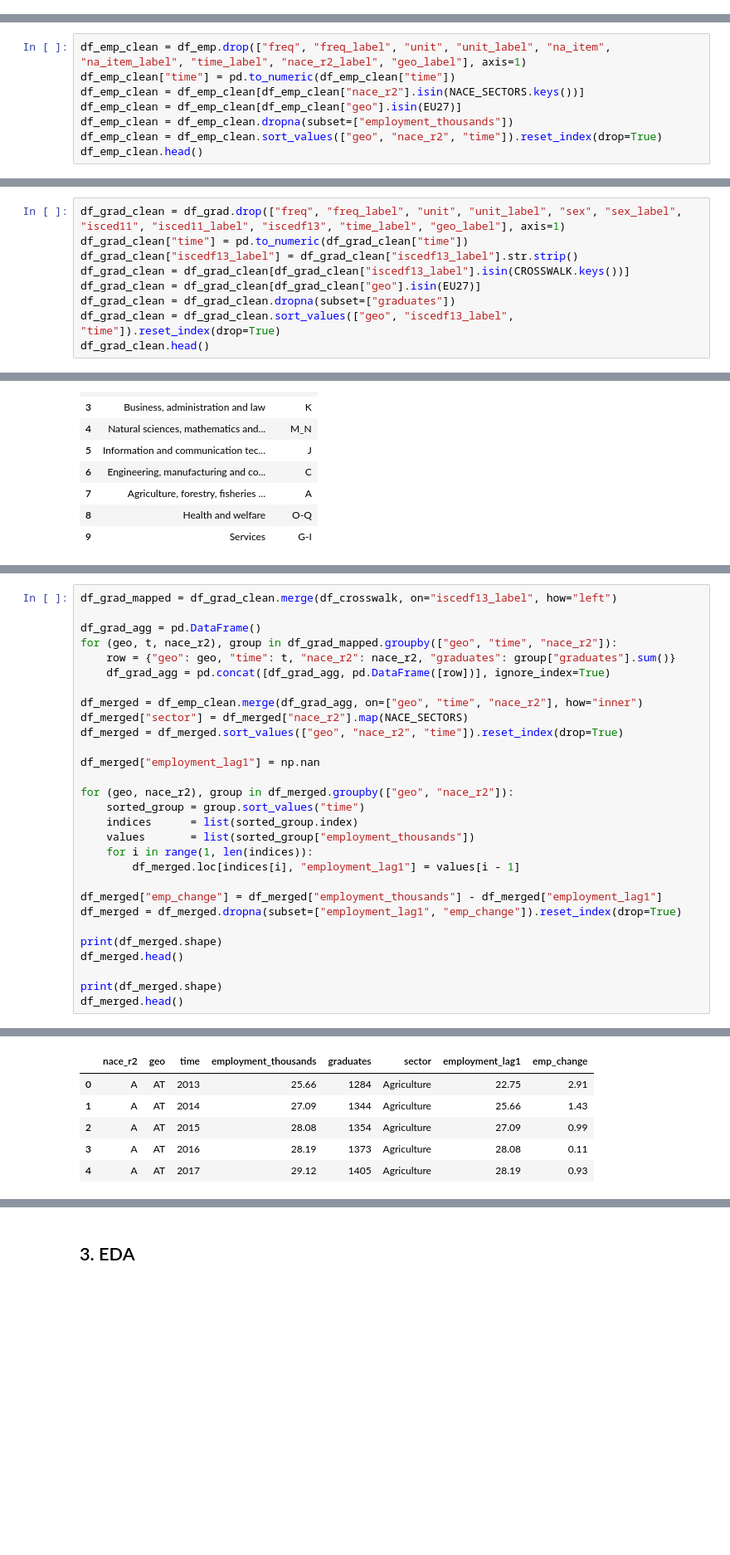
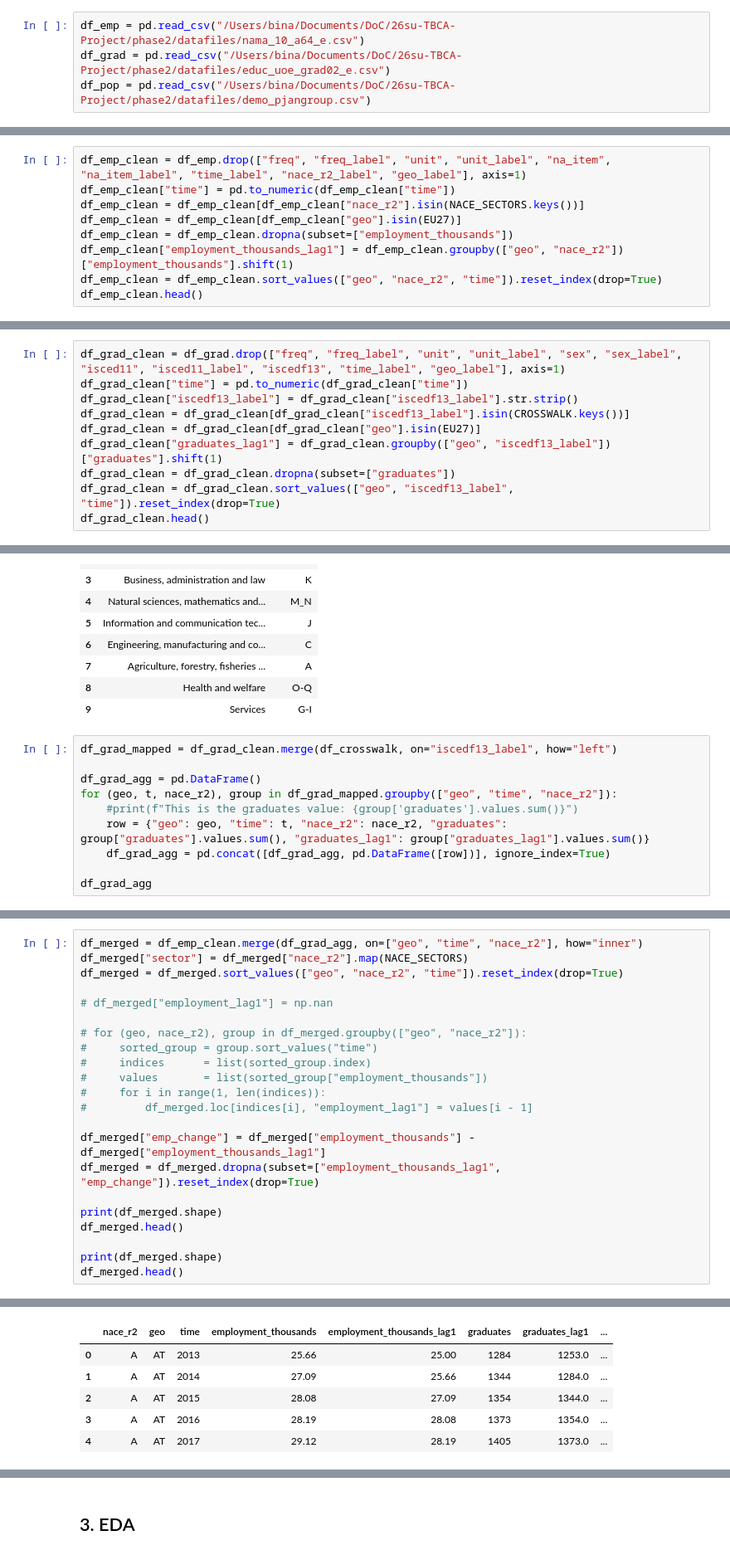
Before and after one commit to CharlesTChapman/26su-TBCA-Project, a Jupyter notebook: phase2/models/eu_labor_market_prediction-10.ipynb, the cells around one changed output, grey strips where cells are left out. Shown at 83% size. Saved outputs shown, nothing was run; the diff lists cells and outputs as text; blank space fills up the shorter version.

```diff
--- a/phase2/models/eu_labor_market_prediction-10.ipynb
+++ b/phase2/models/eu_labor_market_prediction-10.ipynb
@@ -161,3 +191,7 @@ Content-Type: application/json
+# %%
+df_emp = pd.read_csv("/Users/bina/Documents/DoC/26su-TBCA-Project/phase2/datafiles/nama_10_a64_e.csv")
+df_grad = pd.read_csv("/Users/bina/Documents/DoC/26su-TBCA-Project/phase2/datafiles/educ_uoe_grad02_e.csv")
+df_pop = pd.read_csv("/Users/bina/Documents/DoC/26su-TBCA-Project/phase2/datafiles/demo_pjangroup.csv")
 # %% [markdown]
 ## 2. Clean Data
 # %%
@@ -166,6 +200,7 @@ df_emp_clean["time"] = pd.to_numeric(df_emp_clean["time"])
 df_emp_clean = df_emp_clean[df_emp_clean["nace_r2"].isin(NACE_SECTORS.keys())]
 df_emp_clean = df_emp_clean[df_emp_clean["geo"].isin(EU27)]
 df_emp_clean = df_emp_clean.dropna(subset=["employment_thousands"])
+df_emp_clean["employment_thousands_lag1"] = df_emp_clean.groupby(["geo", "nace_r2"])["employment_thousands"].shift(1)
 df_emp_clean = df_emp_clean.sort_values(["geo", "nace_r2", "time"]).reset_index(drop=True)
 df_emp_clean.head()
 # %% [output]
@@ -181,6 +216,7 @@ df_grad_clean["time"] = pd.to_numeric(df_grad_clean["time"])
 df_grad_clean["iscedf13_label"] = df_grad_clean["iscedf13_label"].str.strip()
 df_grad_clean = df_grad_clean[df_grad_clean["iscedf13_label"].isin(CROSSWALK.keys())]
 df_grad_clean = df_grad_clean[df_grad_clean["geo"].isin(EU27)]
+df_grad_clean["graduates_lag1"] = df_grad_clean.groupby(["geo", "iscedf13_label"])["graduates"].shift(1)
 df_grad_clean = df_grad_clean.dropna(subset=["graduates"])
 df_grad_clean = df_grad_clean.sort_values(["geo", "iscedf13_label", "time"]).reset_index(drop=True)
 df_grad_clean.head()
@@ -213,3 +258,13 @@ df_crosswalk
 | 7 | Agriculture, forestry, fisheries ... | A |
 | 8 | Health and welfare | O-Q |
 | 9 | Services | G-I |
+# %%
+df_grad_mapped = df_grad_clean.merge(df_crosswalk, on="iscedf13_label", how="left")
+
+df_grad_agg = pd.DataFrame()
+for (geo, t, nace_r2), group in df_grad_mapped.groupby(["geo", "time", "nace_r2"]):
+    #print(f"This is the graduates value: {group['graduates'].values.sum()}")
+    row = {"geo": geo, "time": t, "nace_r2": nace_r2, "graduates": group["graduates"].values.sum(), "graduates_lag1": group["graduates_lag1"].values.sum()}
+    df_grad_agg = pd.concat([df_grad_agg, pd.DataFrame([row])], ignore_index=True)
+
+df_grad_agg
@@ -216,26 +285,19 @@ df_crosswalk
 # %%
-df_grad_mapped = df_grad_clean.merge(df_crosswalk, on="iscedf13_label", how="left")
-
-df_grad_agg = pd.DataFrame()
-for (geo, t, nace_r2), group in df_grad_mapped.groupby(["geo", "time", "nace_r2"]):
-    row = {"geo": geo, "time": t, "nace_r2": nace_r2, "graduates": group["graduates"].sum()}
-    df_grad_agg = pd.concat([df_grad_agg, pd.DataFrame([row])], ignore_index=True)
-
 df_merged = df_emp_clean.merge(df_grad_agg, on=["geo", "time", "nace_r2"], how="inner")
 df_merged["sector"] = df_merged["nace_r2"].map(NACE_SECTORS)
 df_merged = df_merged.sort_values(["geo", "nace_r2", "time"]).reset_index(drop=True)
 
-df_merged["employment_lag1"] = np.nan
+# df_merged["employment_lag1"] = np.nan
 
-for (geo, nace_r2), group in df_merged.groupby(["geo", "nace_r2"]):
-    sorted_group = group.sort_values("time")
-    indices      = list(sorted_group.index)
-    values       = list(sorted_group["employment_thousands"])
-    for i in range(1, len(indices)):
-        df_merged.loc[indices[i], "employment_lag1"] = values[i - 1]
+# for (geo, nace_r2), group in df_merged.groupby(["geo", "nace_r2"]):
+#     sorted_group = group.sort_values("time")
+#     indices      = list(sorted_group.index)
+#     values       = list(sorted_group["employment_thousands"])
+#     for i in range(1, len(indices)):
+#         df_merged.loc[indices[i], "employment_lag1"] = values[i - 1]
 
-df_merged["emp_change"] = df_merged["employment_thousands"] - df_merged["employment_lag1"]
-df_merged = df_merged.dropna(subset=["employment_lag1", "emp_change"]).reset_index(drop=True)
+df_merged["emp_change"] = df_merged["employment_thousands"] - df_merged["employment_thousands_lag1"]
+df_merged = df_merged.dropna(subset=["employment_thousands_lag1", "emp_change"]).reset_index(drop=True)
 
 print(df_merged.shape)
 df_merged.head()
@@ -248,6 +310,6 @@ df_merged.head()
-|  | nace_r2 | geo | time | employment_thousands | graduates | sector | employment_lag1 | emp_change |
-| 0 | A | AT | 2013 | 25.66 | 1284 | Agriculture | 22.75 | 2.91 |
-| 1 | A | AT | 2014 | 27.09 | 1344 | Agriculture | 25.66 | 1.43 |
-| 2 | A | AT | 2015 | 28.08 | 1354 | Agriculture | 27.09 | 0.99 |
-| 3 | A | AT | 2016 | 28.19 | 1373 | Agriculture | 28.08 | 0.11 |
-| 4 | A | AT | 2017 | 29.12 | 1405 | Agriculture | 28.19 | 0.93 |
+|  | nace_r2 | geo | time | employment_thousands | employment_thousands_lag1 | graduates | graduates_lag1 | ... |
+| 0 | A | AT | 2013 | 25.66 | 25.00 | 1284 | 1253.0 | ... |
+| 1 | A | AT | 2014 | 27.09 | 25.66 | 1344 | 1284.0 | ... |
+| 2 | A | AT | 2015 | 28.08 | 27.09 | 1354 | 1344.0 | ... |
+| 3 | A | AT | 2016 | 28.19 | 28.08 | 1373 | 1354.0 | ... |
+| 4 | A | AT | 2017 | 29.12 | 28.19 | 1405 | 1373.0 | ... |
```
Also changed, not shown: parts of 24 cells of this notebook, 6 other files.
